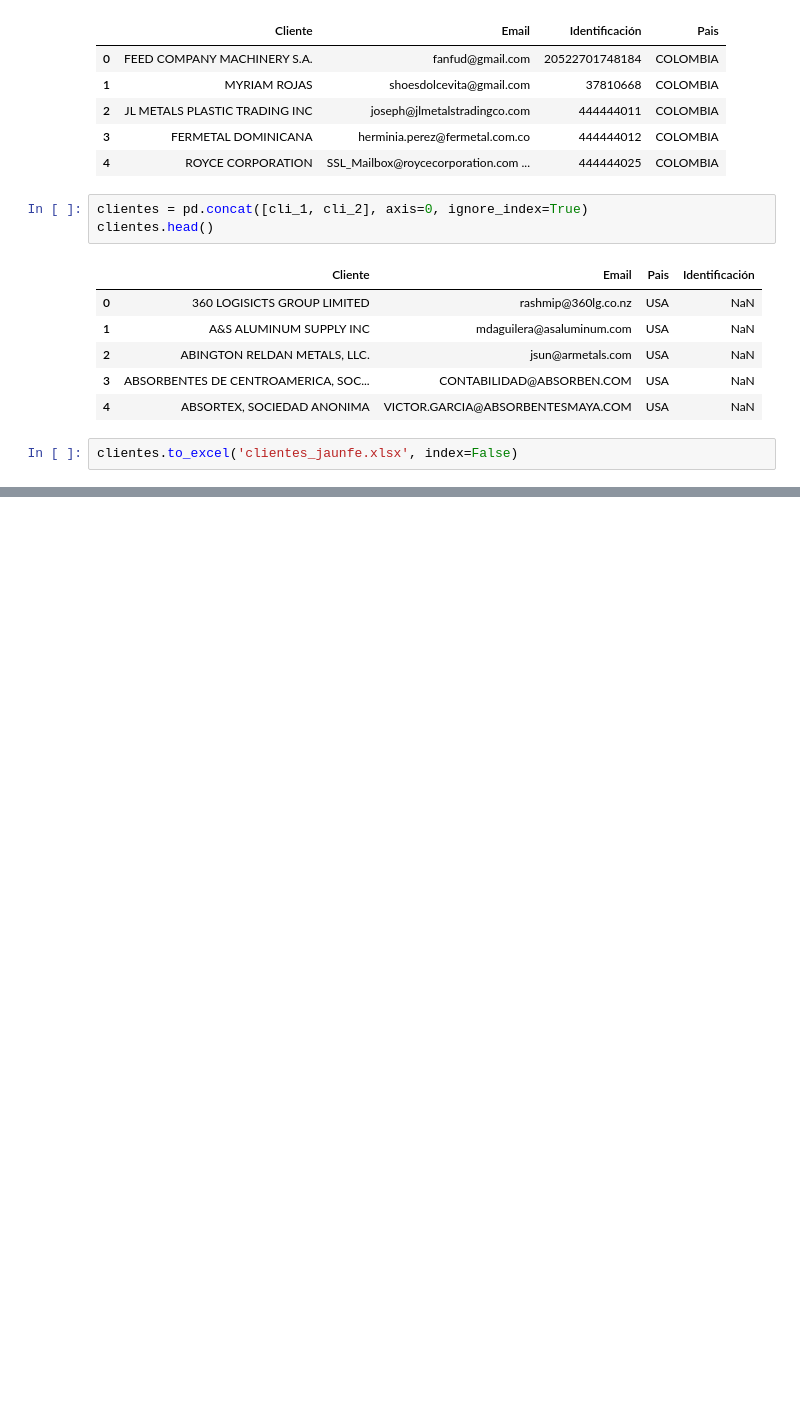
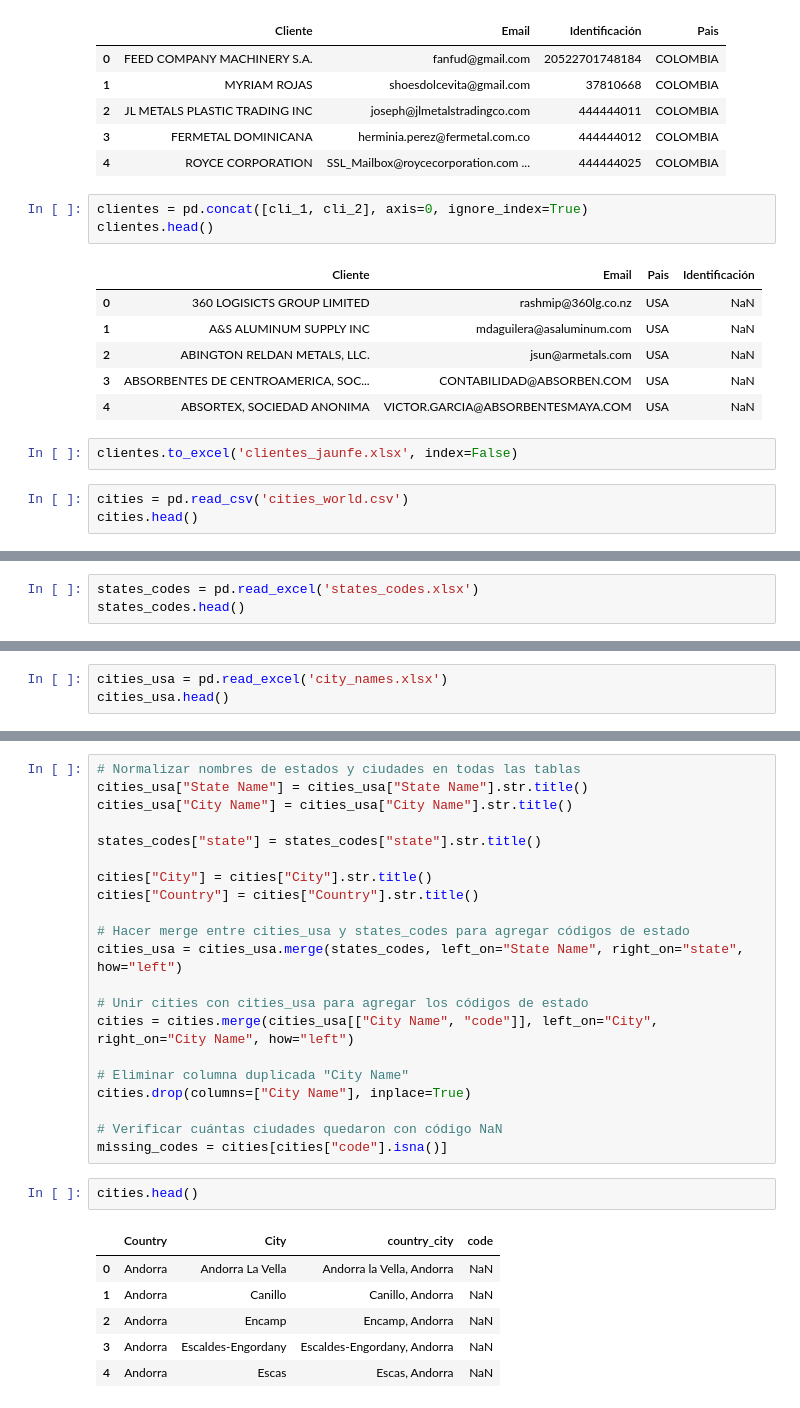
Before and after one commit to pricingts/pricing, a Jupyter notebook: a.ipynb, the cells around one changed output, grey strips where cells are left out. Saved outputs shown, nothing was run; the diff lists cells and outputs as text; blank space fills up the shorter version.

```diff
--- a/a.ipynb
+++ b/a.ipynb
@@ -108,3 +108,6 @@ clientes.head()
 | 4 | ABSORTEX, SOCIEDAD ANONIMA | VICTOR.GARCIA@ABSORBENTESMAYA.COM | USA | NaN |
 # %%
 clientes.to_excel('clientes_jaunfe.xlsx', index=False)
+# %%
+cities = pd.read_csv('cities_world.csv')
+cities.head()
@@ -110,0 +121,3 @@ clientes.to_excel('clientes_jaunfe.xlsx', index=False)
+# %%
+states_codes = pd.read_excel('states_codes.xlsx')
+states_codes.head()
@@ -110,0 +131,3 @@ clientes.to_excel('clientes_jaunfe.xlsx', index=False)
+# %%
+cities_usa = pd.read_excel('city_names.xlsx')
+cities_usa.head()
@@ -110,0 +141,30 @@ clientes.to_excel('clientes_jaunfe.xlsx', index=False)
+# %%
+# Normalizar nombres de estados y ciudades en todas las tablas
+cities_usa["State Name"] = cities_usa["State Name"].str.title()
+cities_usa["City Name"] = cities_usa["City Name"].str.title()
+
+states_codes["state"] = states_codes["state"].str.title()
+
+cities["City"] = cities["City"].str.title()
+cities["Country"] = cities["Country"].str.title()
+
+# Hacer merge entre cities_usa y states_codes para agregar códigos de estado
+cities_usa = cities_usa.merge(states_codes, left_on="State Name", right_on="state", how="left")
+
+# Unir cities con cities_usa para agregar los códigos de estado
+cities = cities.merge(cities_usa[["City Name", "code"]], left_on="City", right_on="City Name", how="left")
+
+# Eliminar columna duplicada "City Name"
+cities.drop(columns=["City Name"], inplace=True)
+
+# Verificar cuántas ciudades quedaron con código NaN
+missing_codes = cities[cities["code"].isna()]
+# %%
+cities.head()
+# %% [output]
+|  | Country | City | country_city | code |
+| 0 | Andorra | Andorra La Vella | Andorra la Vella, Andorra | NaN |
+| 1 | Andorra | Canillo | Canillo, Andorra | NaN |
+| 2 | Andorra | Encamp | Encamp, Andorra | NaN |
+| 3 | Andorra | Escaldes-Engordany | Escaldes-Engordany, Andorra | NaN |
+| 4 | Andorra | Escas | Escas, Andorra | NaN |
```
Also changed, not shown: parts of 6 cells of this notebook, 5 other files.
